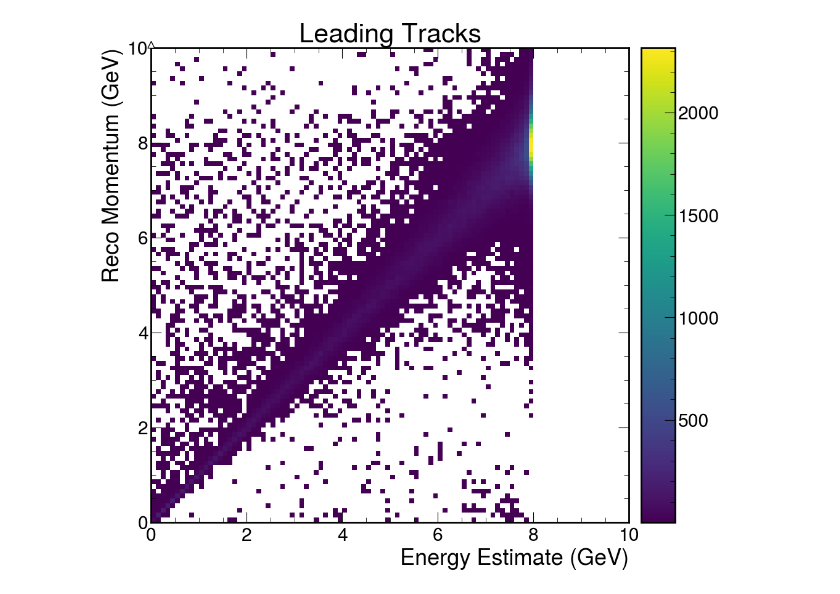
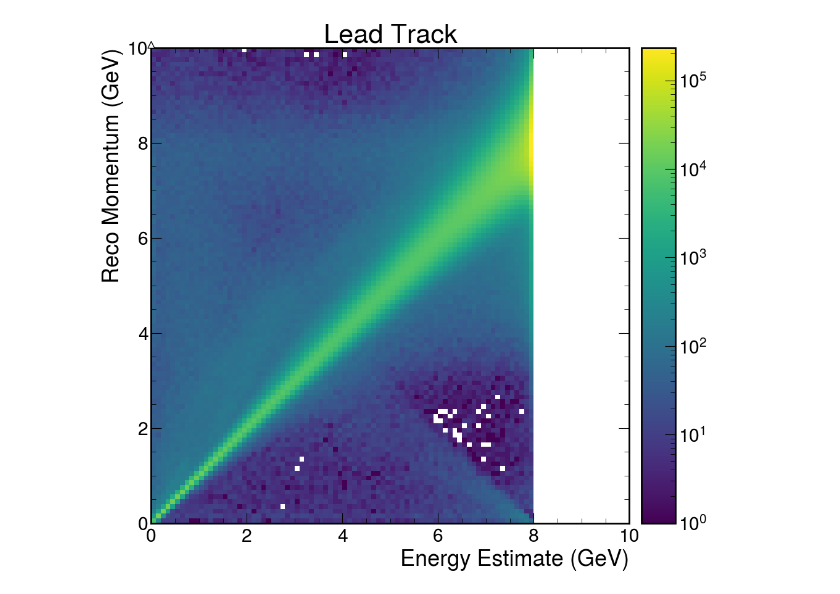
Before and after one commit to rodr1001/my_code, a Jupyter notebook: ldmx/EAT_Tracking/STREAMLINE-plot-eat-tracking-histograms.ipynb, the cells around one changed output. Saved outputs shown, nothing was run; the diff lists cells and outputs as text; code cells hidden in the pictures.

```diff
--- a/ldmx/EAT_Tracking/STREAMLINE-plot-eat-tracking-histograms.ipynb
+++ b/ldmx/EAT_Tracking/STREAMLINE-plot-eat-tracking-histograms.ipynb
@@ -25,7 +25,7 @@ class HistFile:
             return self._file[item]
         return self._ana_dir[f'{self._ana}_{item}']
 # %%
-f = HistFile('hist_track_ana_1.root', 'TrackAnalyzer')
+f = HistFile('hist_track_ana_100.root', 'TrackAnalyzer')
 # %%
 f.keys()
 # %% [output]
@@ -157,7 +155,9 @@ plt.savefig("recaled_sim_vs_lead_reco_BEAMSPOT_1D.jpg")
 # %%
-f['leadtrk_reco_vs_sim_momentum'].to_hist().plot(cmin=1)
-plt.title("Leading Tracks")
+h=f['leadtrk_reco_vs_sim_momentum'].to_hist()
+#h_rebin = h[{0:hist.rebin(),1:hist.rebin(5)}]
+plt.title("Lead Track")
+h.plot(cmin=1, norm='log')
 #plt.show()
-plt.savefig("leadtrk_reco_vs_sim_momentum.jpg")
+plt.savefig("leadtrk_reco_vs_sim_momentum-10M.jpg")
 # %% [output]
-[figure, old version]
+[figure, new version]
```
Also changed, not shown: parts of 28 cells of this notebook, 2 other files.
